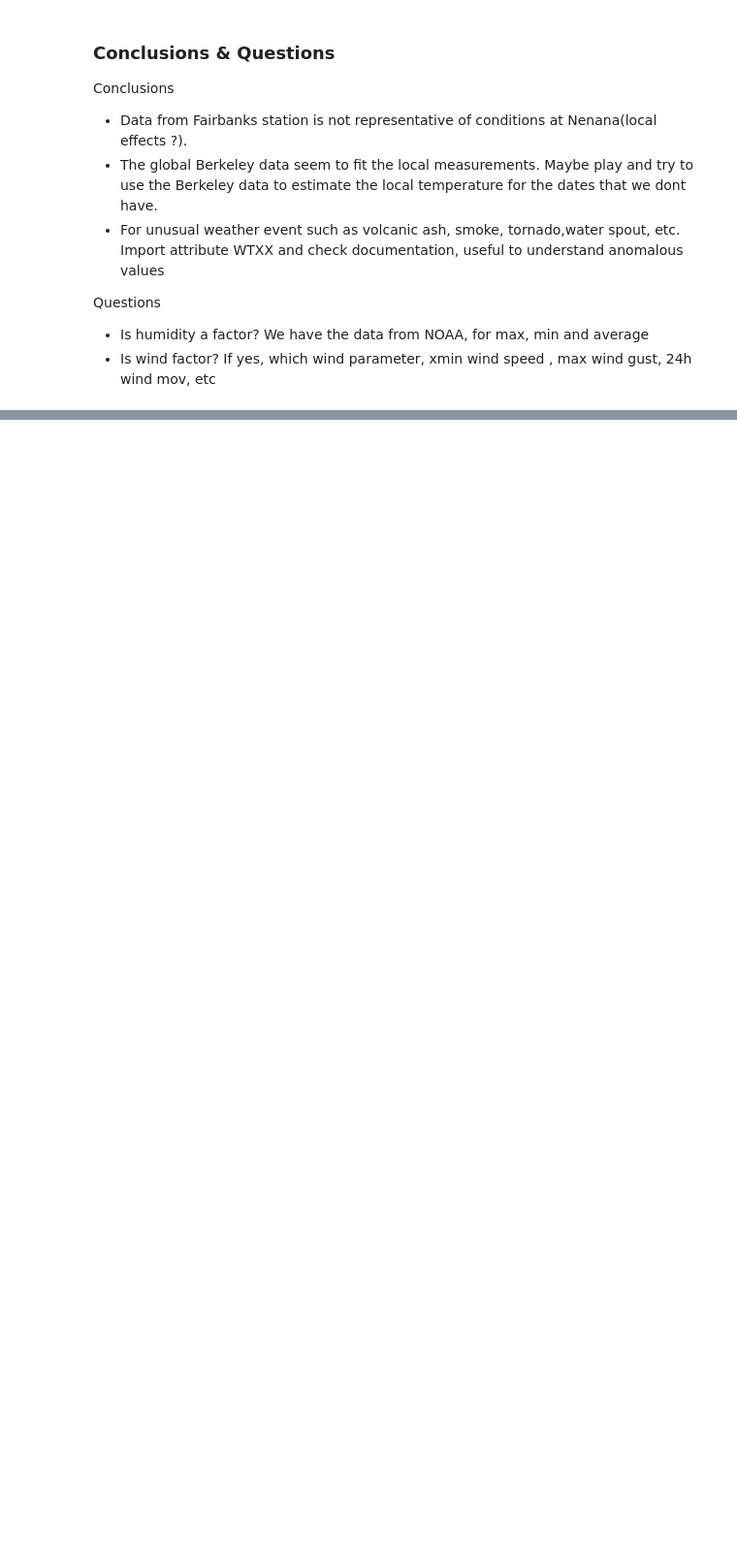
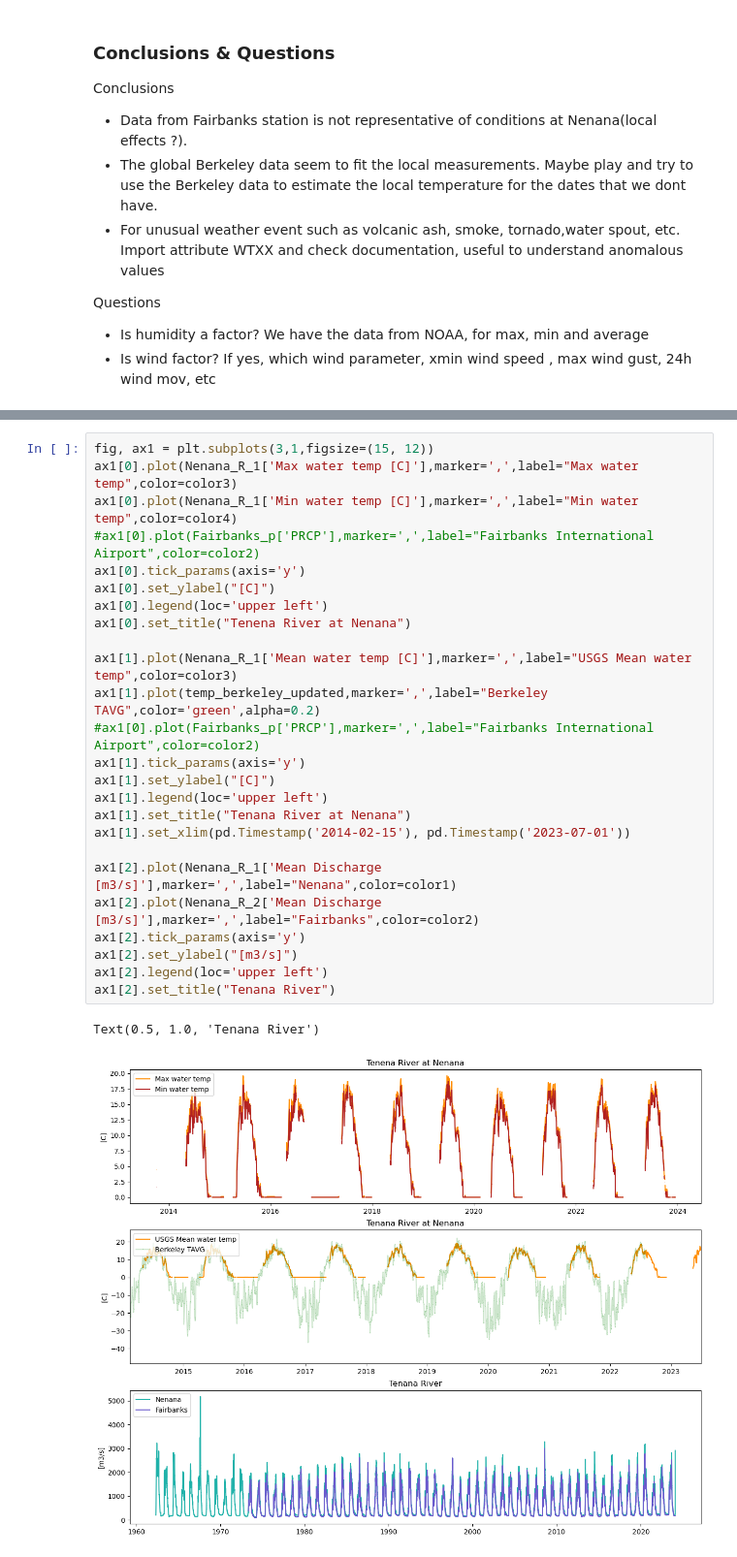
Before and after one commit to iceclassic/sandbox, a Jupyter notebook: PreProcessing.ipynb, the cells around one changed output, grey strips where cells are left out. Shown at 97% size. Cells and saved outputs as stored; diff of their text form; blank space fills up the shorter version.

Commit message:
added discharge data

```diff
--- a/PreProcessing.ipynb
+++ b/PreProcessing.ipynb
@@ -247,0 +285,28 @@ Questions
+# %%
+fig, ax1 = plt.subplots(3,1,figsize=(15, 12))
+ax1[0].plot(Nenana_R_1['Max water temp [C]'],marker=',',label="Max water temp",color=color3)
+ax1[0].plot(Nenana_R_1['Min water temp [C]'],marker=',',label="Min water temp",color=color4)
+#ax1[0].plot(Fairbanks_p['PRCP'],marker=',',label="Fairbanks International Airport",color=color2)
+ax1[0].tick_params(axis='y')
+ax1[0].set_ylabel("[C]")
+ax1[0].legend(loc='upper left')
+ax1[0].set_title("Tenena River at Nenana")
+
+ax1[1].plot(Nenana_R_1['Mean water temp [C]'],marker=',',label="USGS Mean water temp",color=color3)
+ax1[1].plot(temp_berkeley_updated,marker=',',label="Berkeley TAVG",color='green',alpha=0.2)
+#ax1[0].plot(Fairbanks_p['PRCP'],marker=',',label="Fairbanks International Airport",color=color2)
+ax1[1].tick_params(axis='y')
+ax1[1].set_ylabel("[C]")
+ax1[1].legend(loc='upper left')
+ax1[1].set_title("Tenana River at Nenana")
+ax1[1].set_xlim(pd.Timestamp('2014-02-15'), pd.Timestamp('2023-07-01'))
+
+ax1[2].plot(Nenana_R_1['Mean Discharge [m3/s]'],marker=',',label="Nenana",color=color1)
+ax1[2].plot(Nenana_R_2['Mean Discharge [m3/s]'],marker=',',label="Fairbanks",color=color2)
+ax1[2].tick_params(axis='y')
+ax1[2].set_ylabel("[m3/s]")
+ax1[2].legend(loc='upper left')
+ax1[2].set_title("Tenana River")
+# %% [output]
+Text(0.5, 1.0, 'Tenana River')
+[figure, added]
```
Also changed, not shown: parts of 4 cells of this notebook.
